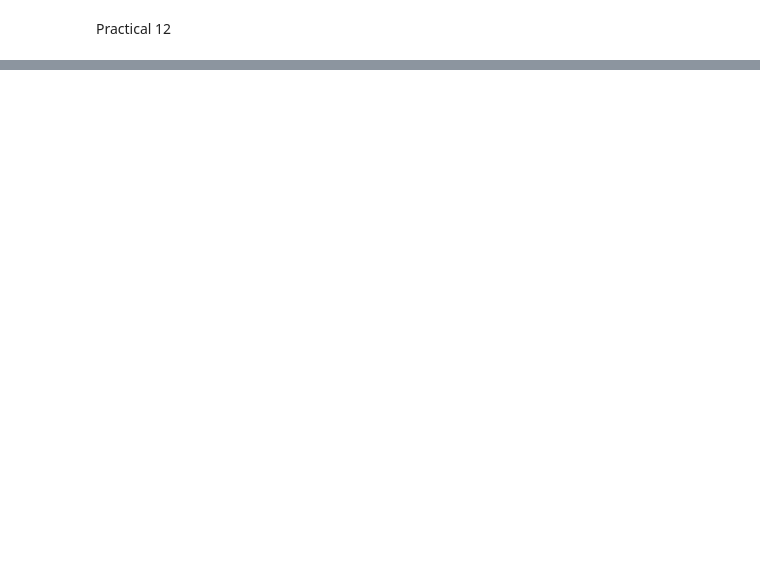
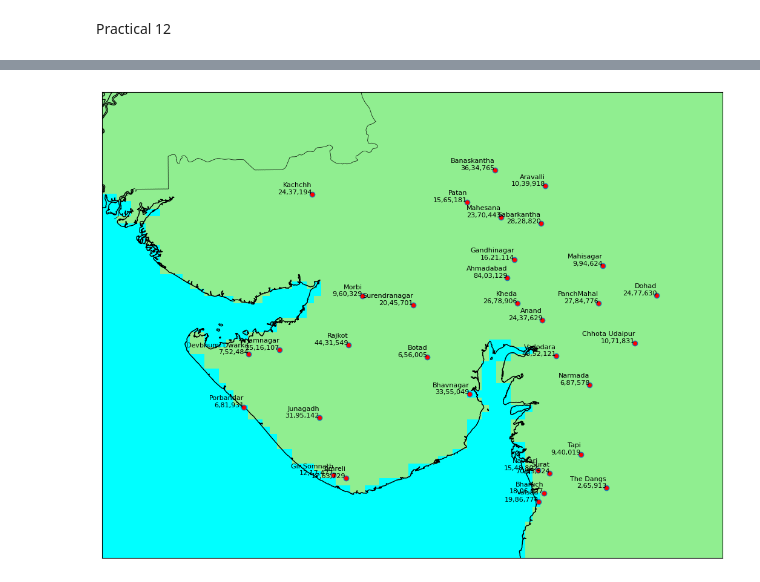
Before and after one commit to divyakumar31/pds-practicals, a Jupyter notebook: practical12/practical12.ipynb, the cells around one changed output, grey strips where cells are left out. Cells and saved outputs as stored; diff of their text form; code cells hidden in the pictures; blank space fills up the shorter version.

```diff
--- a/practical12/practical12.ipynb
+++ b/practical12/practical12.ipynb
@@ -9,0 +8,4 @@ ModuleNotFoundError: No module named 'mpl_toolkits.basemap'
+# %%
+# boundry using basemap
+df = pd.read_csv("../Gujarat_Districts.csv")
+df.info()
@@ -9,0 +23,18 @@ ModuleNotFoundError: No module named 'mpl_toolkits.basemap'
+# %%
+districts = df['District']
+populations = df['Population']
+coordinates = df['Co-Ordinate']
+latitudes, longitudes = zip(*[eval(coord) for coord in coordinates])
+# %%
+plt.figure(figsize=(15,10))
+m = Basemap(projection='mill', llcrnrlat=20, urcrnrlat=25, llcrnrlon=68, urcrnrlon=75, resolution='f')
+m.drawcoastlines()
+m.drawlsmask(land_color='lightgreen',ocean_color='aqua')
+m.drawcountries()
+x, y = m(longitudes, latitudes)
+m.plot(x, y, marker='o', markersize=6,markerfacecolor='red', linewidth=0)
+for i in range(len(districts)):
+    plt.text(x[i], y[i], f"{districts[i]}\n{populations[i]}", fontsize=8, ha='right')
+plt.show()
+# %% [output]
+[figure, added]
```
Also changed, not shown: parts of 2 cells of this notebook, 3 other files.
